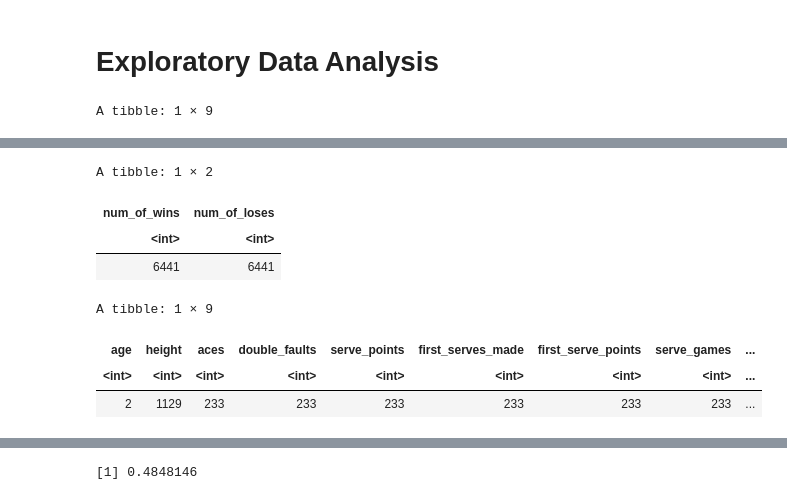
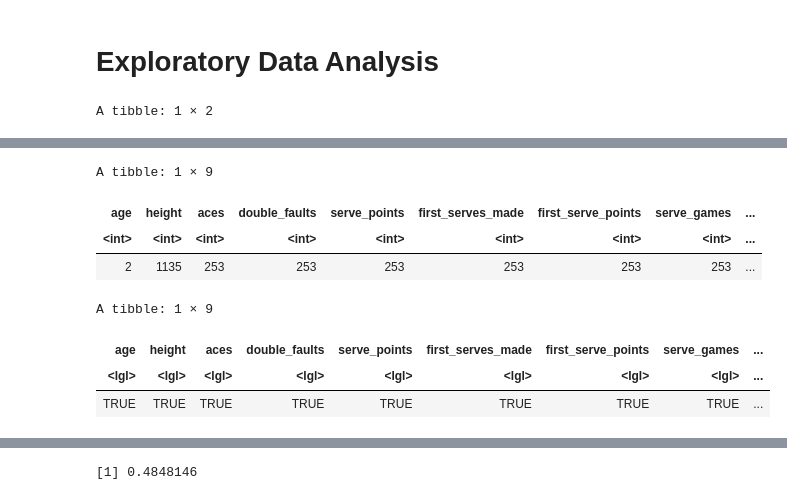
Before and after one commit to sleung124/DSCI100_group_proj, a Jupyter notebook: tennis_analysis.ipynb, the cells around one changed output, grey strips where cells are left out. Cells and saved outputs as stored; diff of their text form; code cells hidden in the pictures.

```diff
--- a/tennis_analysis.ipynb
+++ b/tennis_analysis.ipynb
@@ -91,10 +92,6 @@ tennis_test <- testing(tennis_split)
 # %% [markdown]
 # Exploratory Data Analysis
 # %%
-# mean for each predictor
-predictors_mean<- map_dfr(tennis_train[,2:10], mean, na.rm=TRUE)
-predictors_mean
-
 # distribution of match results in training set
 match_result_dist <- tibble(num_of_wins=nrow(filter(tennis_train, match_result=='win')), num_of_loses=nrow(filter(tennis_train, match_result=='lose')))
 match_result_dist
@@ -104,5 +101,6 @@ count_of_nas <- map_dfr(tennis_train[,2:10], ~sum(is.na(.)))
 count_of_nas
 
 # summarize_all(tennis_train[,2:11], max, na.rm=TRUE)
+map_dfr(tennis_train[,2:10], is.numeric)
 # %% [output]
-A tibble: 1 × 9
+A tibble: 1 × 2
@@ -112,11 +110,11 @@ A tibble: 1 × 9
-A tibble: 1 × 2
+A tibble: 1 × 9
-| num_of_wins | num_of_loses |
-| <int> | <int> |
-| 6441 | 6441 |
+| age | height | aces | double_faults | serve_points | first_serves_made | first_serve_points | serve_games | ... |
+| <int> | <int> | <int> | <int> | <int> | <int> | <int> | <int> | ... |
+| 2 | 1135 | 253 | 253 | 253 | 253 | 253 | 253 | ... |
 A tibble: 1 × 9
 | age | height | aces | double_faults | serve_points | first_serves_made | first_serve_points | serve_games | ... |
-| <int> | <int> | <int> | <int> | <int> | <int> | <int> | <int> | ... |
-| 2 | 1129 | 233 | 233 | 233 | 233 | 233 | 233 | ... |
+| <lgl> | <lgl> | <lgl> | <lgl> | <lgl> | <lgl> | <lgl> | <lgl> | ... |
+| TRUE | TRUE | TRUE | TRUE | TRUE | TRUE | TRUE | TRUE | ... |
 # %%
 # Caluclate summary stats for each predictor column
 
```
Also changed, not shown: parts of 6 cells of this notebook.
